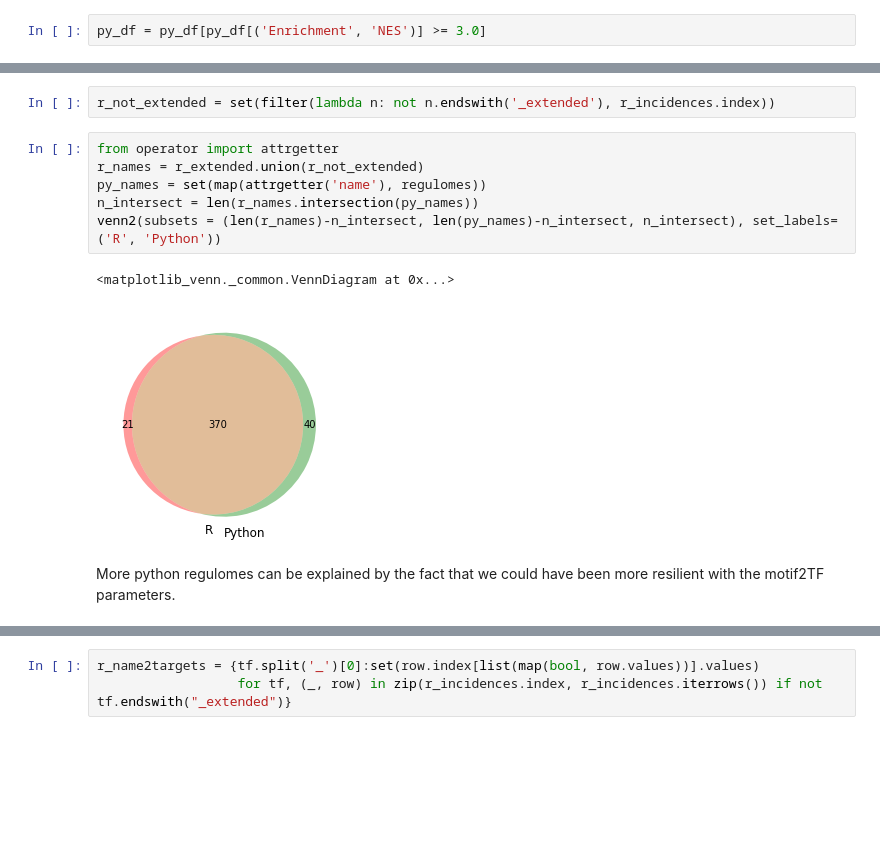
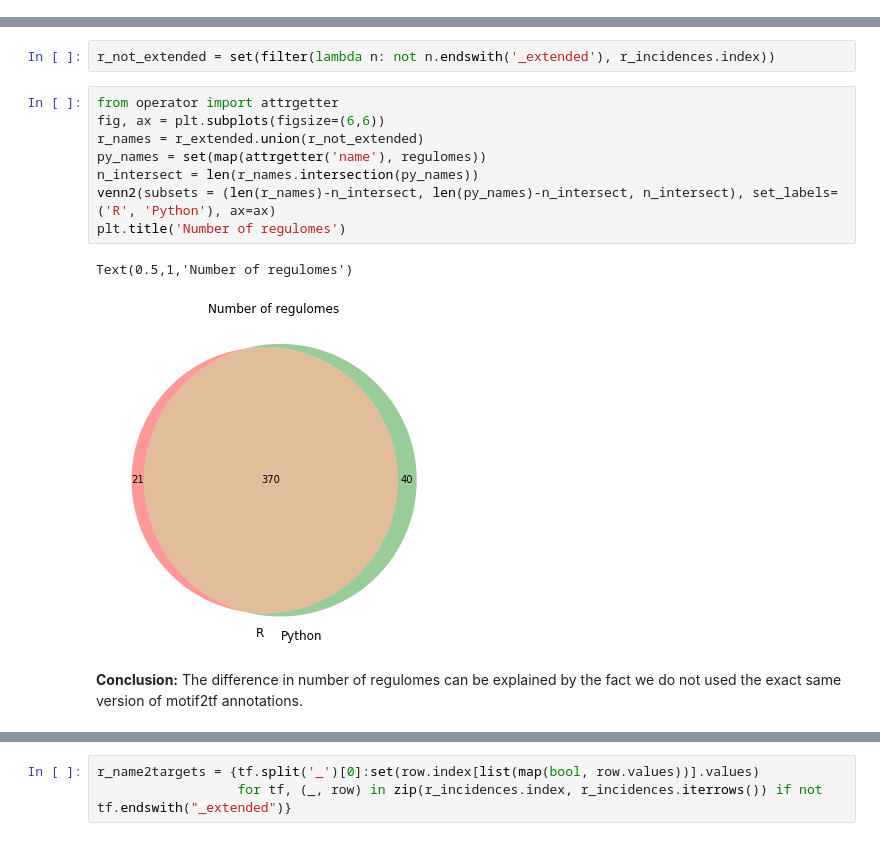
Before and after one commit to aertslab/pySCENIC, a Jupyter notebook: notebooks/pySCENIC - Comparison to R implementation of the pipeline.ipynb, the cells around one changed output, grey strips where cells are left out. Cells and saved outputs as stored; diff of their text form; blank space fills up the shorter version.

Commit message:
Comparison between R and python finalized.

```diff
--- a/notebooks/pySCENIC - Comparison to R implementation of the pipeline.ipynb
+++ b/notebooks/pySCENIC - Comparison to R implementation of the pipeline.ipynb
@@ -563,5 +549,3 @@ Remove elements with NES < 3.0 ! The calculations for the python pipeline had a
-# %%
-py_df = py_df[py_df[('Enrichment', 'NES')] >= 3.0]
 # %%
 regulomes = df2regulomes(py_df, "MGI")
 # %%
@@ -590,12 +574,14 @@ r_extended = set(map(lambda n: n.split('_')[0], filter(lambda n: n.endswith('_ex
 r_not_extended = set(filter(lambda n: not n.endswith('_extended'), r_incidences.index))
 # %%
 from operator import attrgetter
+fig, ax = plt.subplots(figsize=(6,6))
 r_names = r_extended.union(r_not_extended)
 py_names = set(map(attrgetter('name'), regulomes))
 n_intersect = len(r_names.intersection(py_names))
-venn2(subsets = (len(r_names)-n_intersect, len(py_names)-n_intersect, n_intersect), set_labels=('R', 'Python'))
+venn2(subsets = (len(r_names)-n_intersect, len(py_names)-n_intersect, n_intersect), set_labels=('R', 'Python'), ax=ax)
+plt.title('Number of regulomes')
 # %% [output]
-<matplotlib_venn._common.VennDiagram at 0x...>
+Text(0.5,1,'Number of regulomes')
-[figure, old version]
+[figure, new version]
-# %% [markdown]
-More python regulomes can be explained by the fact that we could have been more resilient with the motif2TF parameters.
+# %% [markdown]
+__Conclusion:__ The difference in number of regulomes can be explained by the fact we do not used the exact same version of motif2tf annotations.
```
Also changed, not shown: parts of 34 cells of this notebook.
